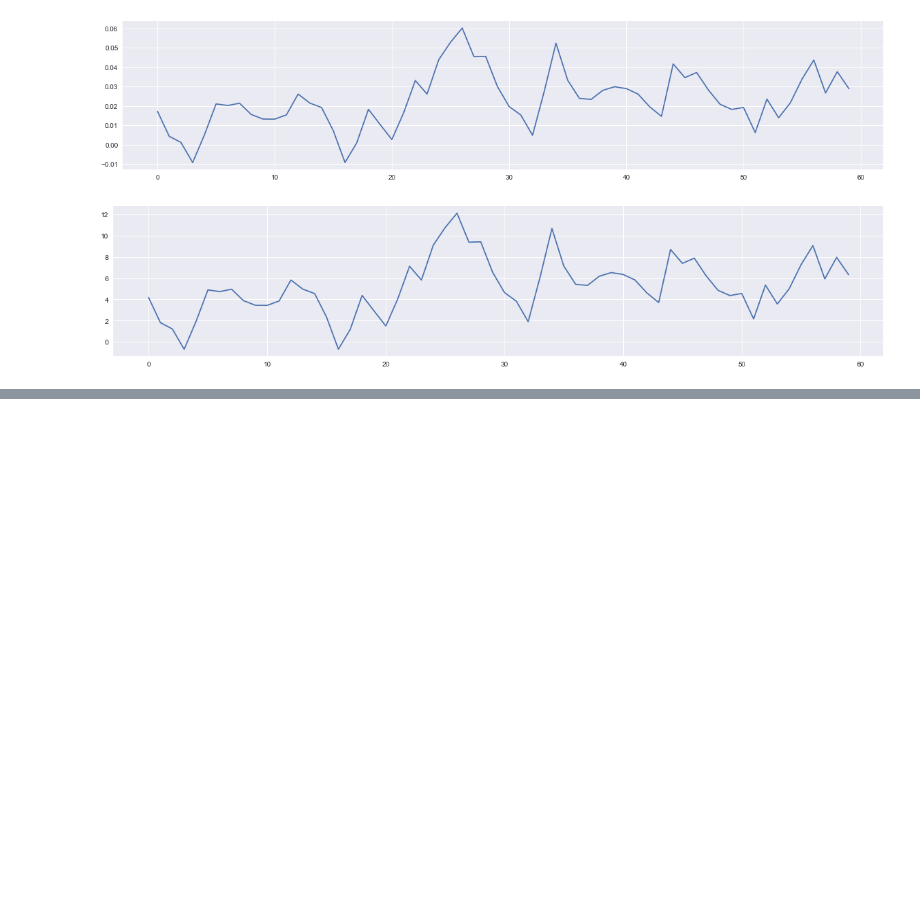
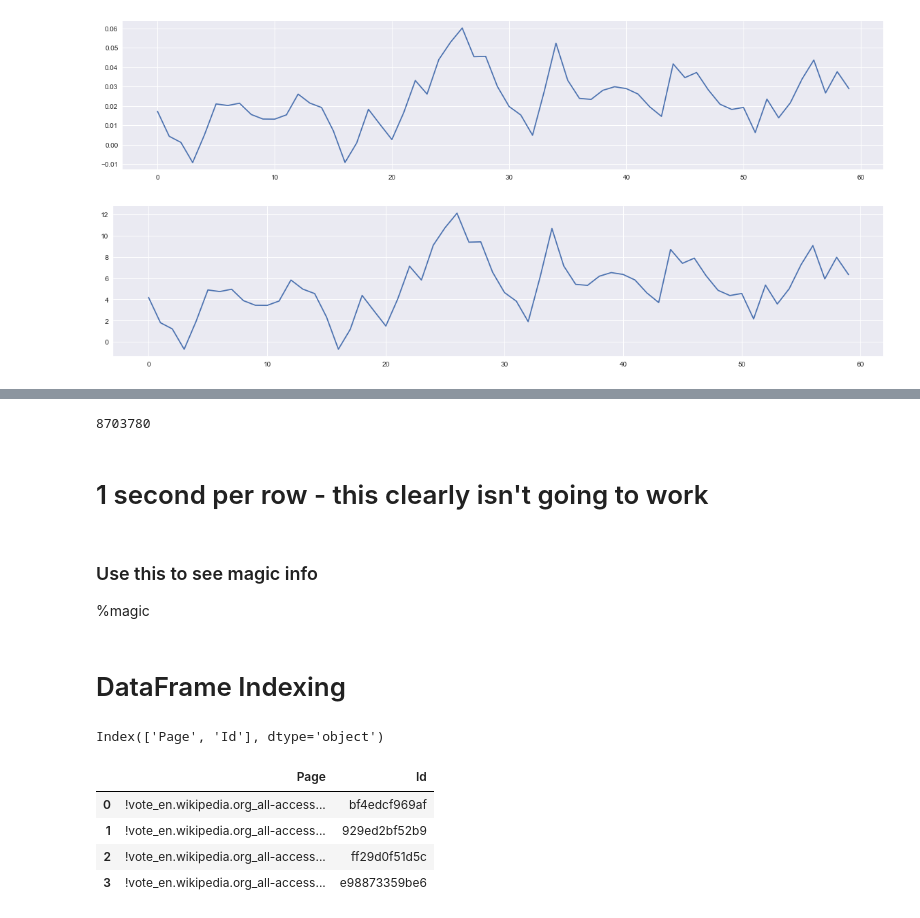
Before and after one commit to thepaulm/web-traffic-time-series-forecasting, a Jupyter notebook: Load Trained From Linux.ipynb, the cells around one changed output, grey strips where cells are left out. Saved outputs shown, nothing was run; the diff lists cells and outputs as text; code cells hidden in the pictures; blank space fills up the shorter version.

```diff
--- a/Load Trained From Linux.ipynb
+++ b/Load Trained From Linux.ipynb
@@ -90,0 +182,23 @@ ppt.pta(d.descale(pred).squeeze())
+# %%
+len(submission)
+# %% [output]
+8703780
+# %% [markdown]
+# 1 second per row - this clearly isn't going to work
+# %% [markdown]
+### Use this to see magic info
+%magic
+# %% [markdown]
+# DataFrame Indexing
+# %%
+key.columns
+# %% [output]
+Index(['Page', 'Id'], dtype='object')
+# %%
+key[:4]
+# %% [output]
+|  | Page | Id |
+| 0 | !vote_en.wikipedia.org_all-access... | bf4edcf969af |
+| 1 | !vote_en.wikipedia.org_all-access... | 929ed2bf52b9 |
+| 2 | !vote_en.wikipedia.org_all-access... | ff29d0f51d5c |
+| 3 | !vote_en.wikipedia.org_all-access... | e98873359be6 |
```
Also changed, not shown: parts of 25 cells of this notebook.
